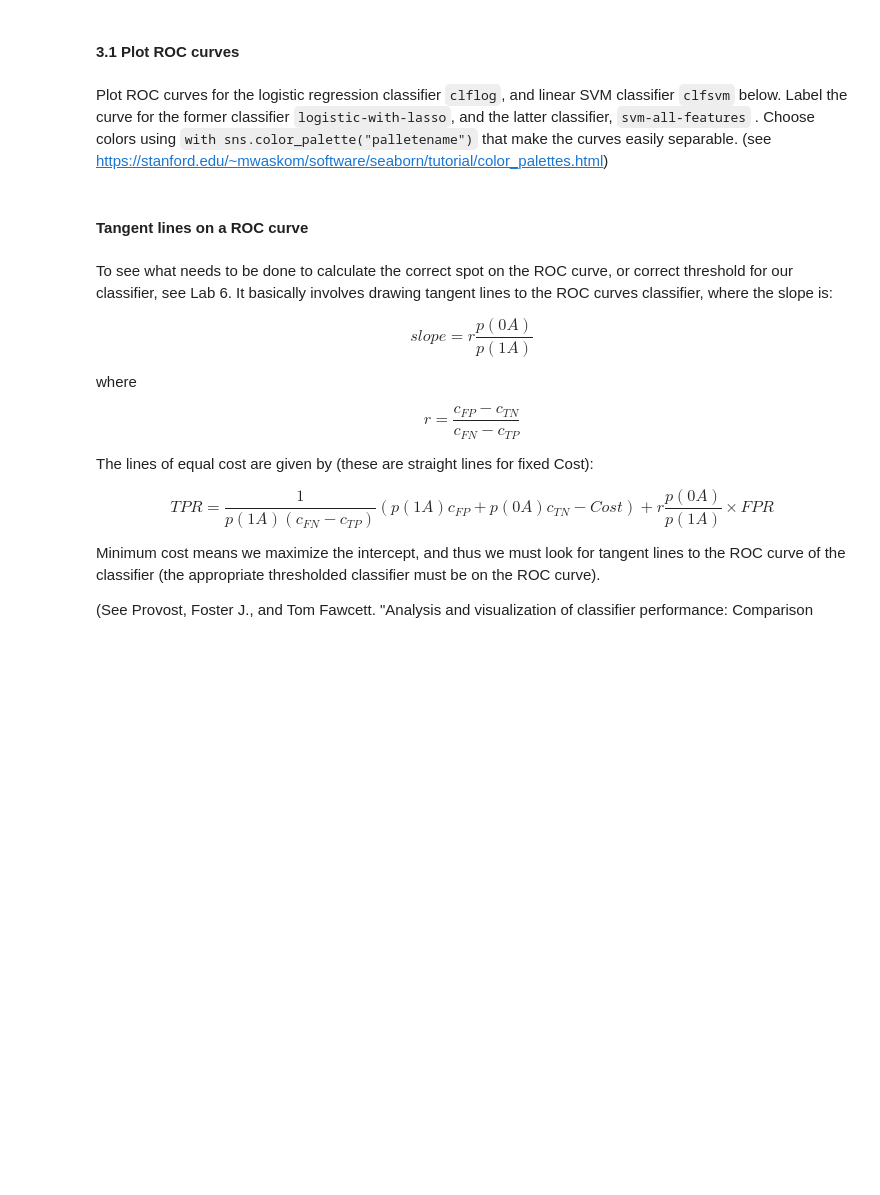
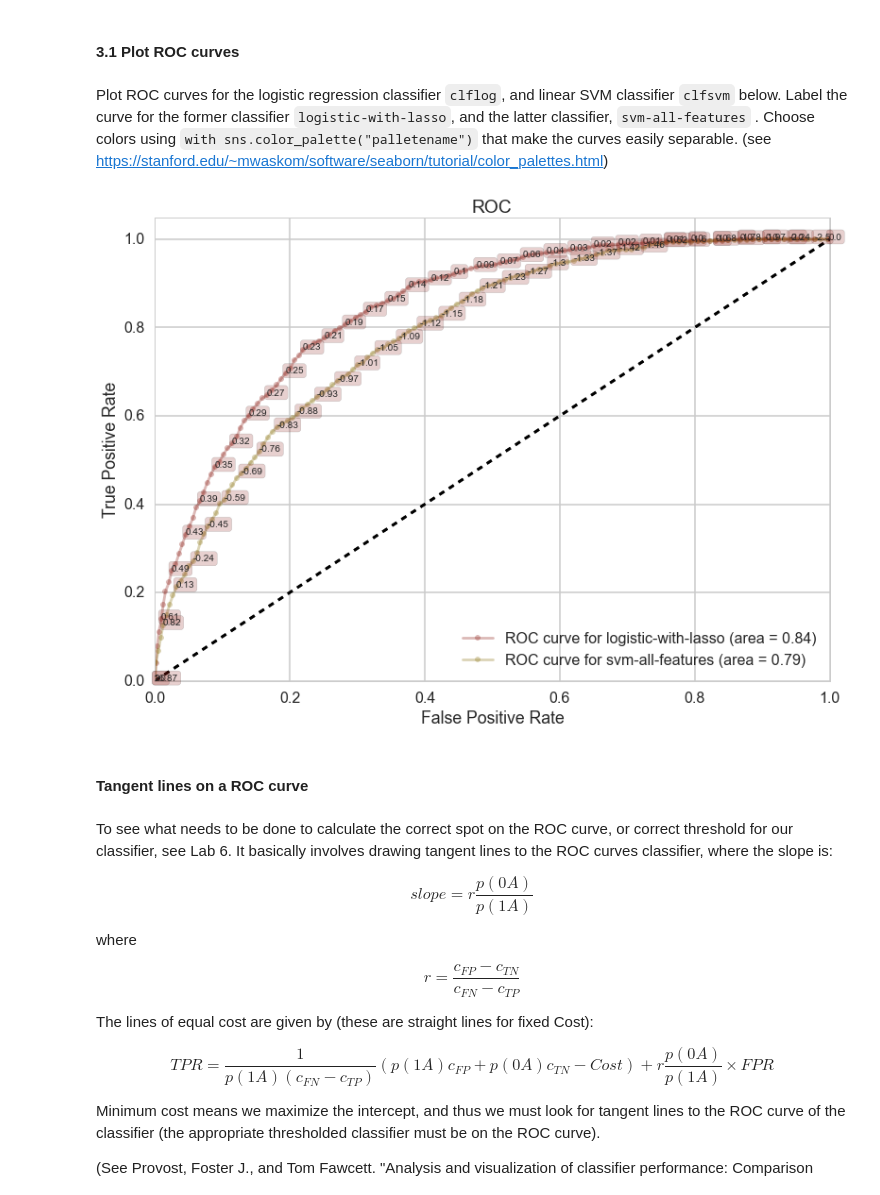
Before and after one commit to ciyer64/cs109-hw, a Jupyter notebook: hw3.ipynb, the cells around one changed output. Drawn from its saved outputs; the diff is of its cells as text; code cells hidden in the pictures; blank space fills up the shorter version.

```diff
--- a/hw3.ipynb
+++ b/hw3.ipynb
@@ -385,13 +404,14 @@ Use `GridSearchCV` over the parameter grid of regularization coefficients in the
 # %%
 #your code here
 from sklearn.grid_search import GridSearchCV
-gsc = GridSearchCV(clfsvm,param_grid=dict(C=Cs), cv=5)
+gsc = GridSearchCV(clfsvm,param_grid=dict(C=Cs), cv=5, scoring = "accuracy")
 gsc.fit(Xmatrix_train, Yresp_train)
+best = gsc.best_estimator_
+best = best.fit(Xmatrix_train, Yresp_train)
 # %%
 #calculate the accuracy here
 #your code here
-best = gsc.best_estimator_
-best.fit(Xmatrix_train, Yresp_train)
+param_acc = best.score(Xmatrix_train, Yresp_train)
 # %% [markdown]
 #### 1.5 Write a function to carry out grid-searched cross validation and use it on the SVM
 # %% [markdown]
@@ -426,10 +446,11 @@ see do_classify and the code below for an example of how this is used
 """
 #your code here
 from sklearn.grid_search import GridSearchCV
-def cv_optimize(clf, parameters, X, y, n_folds=5):
-    gs = GridSearchCV(clf, param_grid=parameters, cv=n_folds)
+def cv_optimize(clf, parameters, X, y, n_folds=5,score_func=None):
+    gs = GridSearchCV(clf, param_grid=parameters, cv=n_folds,scoring=score_func)
     gs.fit(X, y)
     best = gs.best_estimator_
+    print "BEST", gs.best_params_, gs.best_score_, gs.grid_scores_
     return best
 # %% [markdown]
 We use this function to implement a function `do_classify` which provides a general interface to any classifier. This function `do_classify` can take either a `mask` or a `reuse_split` dictionary to specify which is the training set and which is the test set in X and y. In the former case the mask is used to choose which samples to use as training samples and which ones to use as test samples. In the latter case a dictionary is used to directly provide training and test sets. This is useful when the splits already been done and we want to test multiple classifiers on the same test set to compare their performance. An example of the `reuse_split` usage will be seen further down in this notebook.
@@ -651,0 +729,6 @@ Return as the estimator `clflog`, and training and test sets `Xtrain`, `ytrain`,
+# %%
+#your code here
+#do_classify(clf, parameters, indf, featurenames, targetname, target1val, mask=None, reuse_split=None, score_func=None, n_folds=5):
+clf = sklearn.linear_model.LogisticRegression(penalty="l1")
+cvals = {"C": [0.001, 0.01, 0.1, 1.0, 10.0, 100.0]}
+clflog, Xtrain, ytrain, Xtest, ytest = do_classify(clf, cvals, dftouse,lcols, u'RESP',1, mask=mask, reuse_split=reuse_split)
@@ -791,3 +902,10 @@ Plot ROC curves for the logistic regression classifier `clflog`, and linear SVM
+# %%
+#your code here
+with sns.hls_palette(8, l=.3, s=.8):
+    ax=make_roc("logistic-with-lasso",clflog, ytest, Xtest, labe=200, skip=50)
+    make_roc("svm-all-features",clfsvm, ytest, Xtest, labe=200, proba=False, skip=50)
+# %% [output]
+[figure, added]
 # %% [markdown]
 #### Tangent lines on a ROC curve
 # %% [markdown]
```
Also changed, not shown: parts of 74 cells of this notebook.
